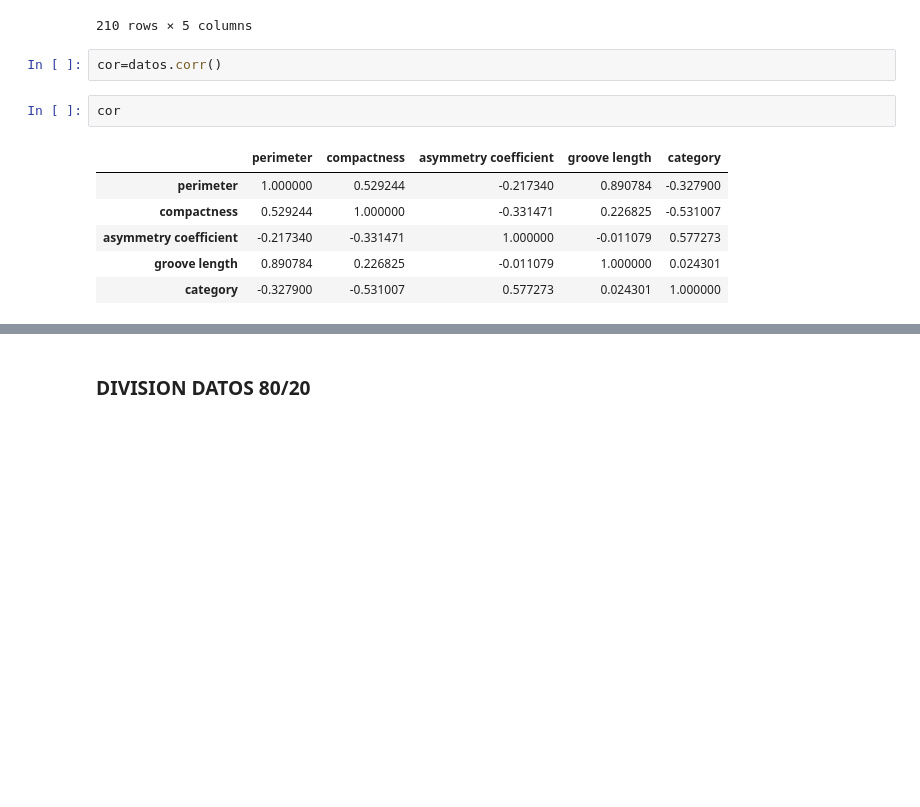
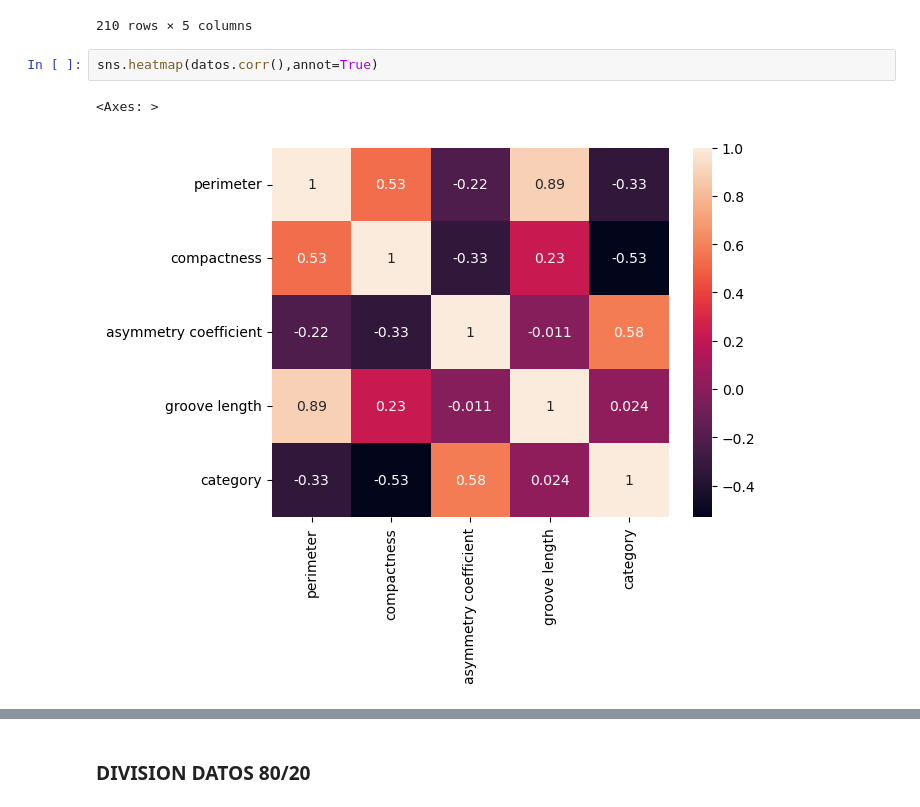
Before and after one commit to Eriik12/PROYECTO, a Jupyter notebook: TRIGO/Untitled.ipynb, the cells around one changed output, grey strips where cells are left out. Saved outputs shown, nothing was run; the diff lists cells and outputs as text; blank space fills up the shorter version.

```diff
--- a/TRIGO/Untitled.ipynb
+++ b/TRIGO/Untitled.ipynb
@@ -79,13 +86,7 @@ datos
 | 209 | 13.34 | 0.8684 | 5.637 | 5.063 | 3.0 |
 210 rows × 5 columns
 # %%
-cor=datos.corr()
+sns.heatmap(datos.corr(),annot=True)
+# %% [output]
+<Axes: >
+[figure, added]
-# %%
-cor
-# %% [output]
-|  | perimeter | compactness | asymmetry coefficient | groove length | category |
-| perimeter | 1.000000 | 0.529244 | -0.217340 | 0.890784 | -0.327900 |
-| compactness | 0.529244 | 1.000000 | -0.331471 | 0.226825 | -0.531007 |
-| asymmetry coefficient | -0.217340 | -0.331471 | 1.000000 | -0.011079 | 0.577273 |
-| groove length | 0.890784 | 0.226825 | -0.011079 | 1.000000 | 0.024301 |
-| category | -0.327900 | -0.531007 | 0.577273 | 0.024301 | 1.000000 |
```
Also changed, not shown: parts of 16 cells of this notebook.
